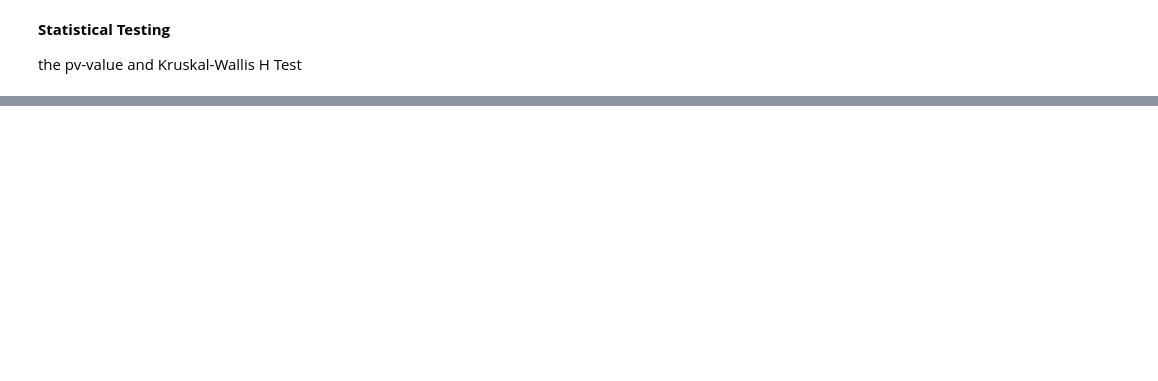
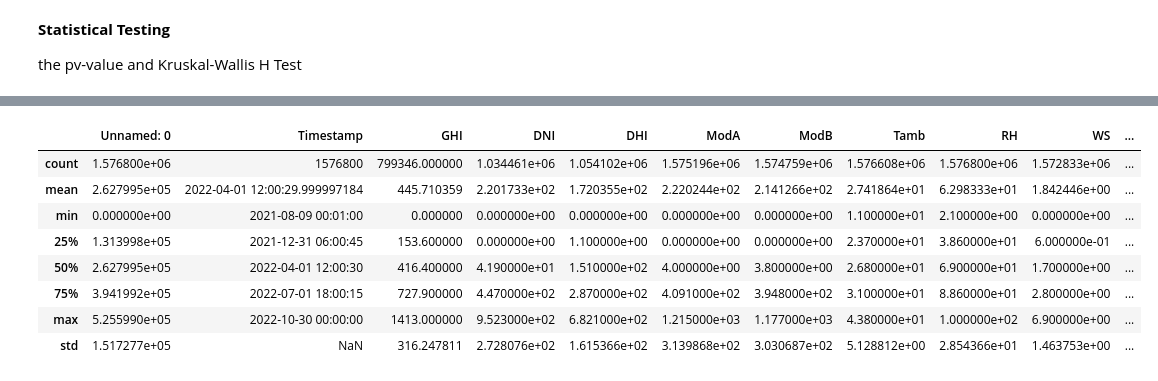
Before and after one commit to mikek1337/solar-challenge-week0, a Jupyter notebook: notebooks/compare_countries.ipynb, the cells around one changed output, grey strips where cells are left out. Saved outputs shown, nothing was run; the diff lists cells and outputs as text; code cells hidden in the pictures; blank space fills up the shorter version.

```diff
--- a/notebooks/compare_countries.ipynb
+++ b/notebooks/compare_countries.ipynb
@@ -77 +78,13 @@ print(p_ghi)
 0.0
+# %%
+full_df.describe()
+# %% [output]
+|  | Unnamed: 0 | Timestamp | GHI | DNI | DHI | ModA | ModB | Tamb | RH | WS | ... |
+| count | 1.576800e+06 | 1576800 | 799346.000000 | 1.034461e+06 | 1.054102e+06 | 1.575196e+06 | 1.574759e+06 | 1.576608e+06 | 1.576800e+06 | 1.572833e+06 | ... |
+| mean | 2.627995e+05 | 2022-04-01 12:00:29.999997184 | 445.710359 | 2.201733e+02 | 1.720355e+02 | 2.220244e+02 | 2.141266e+02 | 2.741864e+01 | 6.298333e+01 | 1.842446e+00 | ... |
+| min | 0.000000e+00 | 2021-08-09 00:01:00 | 0.000000 | 0.000000e+00 | 0.000000e+00 | 0.000000e+00 | 0.000000e+00 | 1.100000e+01 | 2.100000e+00 | 0.000000e+00 | ... |
+| 25% | 1.313998e+05 | 2021-12-31 06:00:45 | 153.600000 | 0.000000e+00 | 1.100000e+00 | 0.000000e+00 | 0.000000e+00 | 2.370000e+01 | 3.860000e+01 | 6.000000e-01 | ... |
+| 50% | 2.627995e+05 | 2022-04-01 12:00:30 | 416.400000 | 4.190000e+01 | 1.510000e+02 | 4.000000e+00 | 3.800000e+00 | 2.680000e+01 | 6.900000e+01 | 1.700000e+00 | ... |
+| 75% | 3.941992e+05 | 2022-07-01 18:00:15 | 727.900000 | 4.470000e+02 | 2.870000e+02 | 4.091000e+02 | 3.948000e+02 | 3.100000e+01 | 8.860000e+01 | 2.800000e+00 | ... |
+| max | 5.255990e+05 | 2022-10-30 00:00:00 | 1413.000000 | 9.523000e+02 | 6.821000e+02 | 1.215000e+03 | 1.177000e+03 | 4.380000e+01 | 1.000000e+02 | 6.900000e+00 | ... |
+| std | 1.517277e+05 | NaN | 316.247811 | 2.728076e+02 | 1.615366e+02 | 3.139868e+02 | 3.030687e+02 | 5.128812e+00 | 2.854366e+01 | 1.463753e+00 | ... |
```
Also changed, not shown: parts of 7 cells of this notebook, 1 other file.
